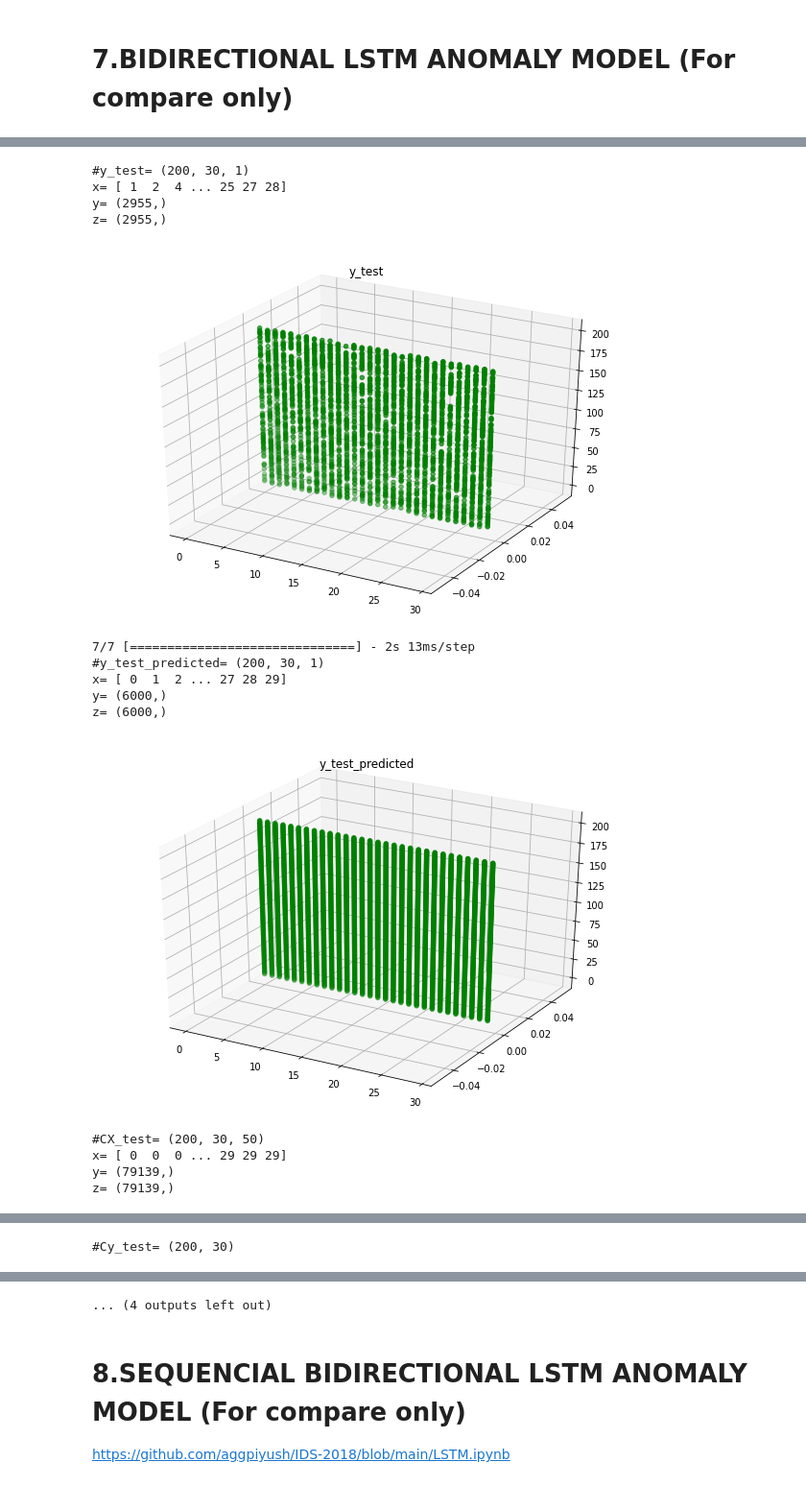
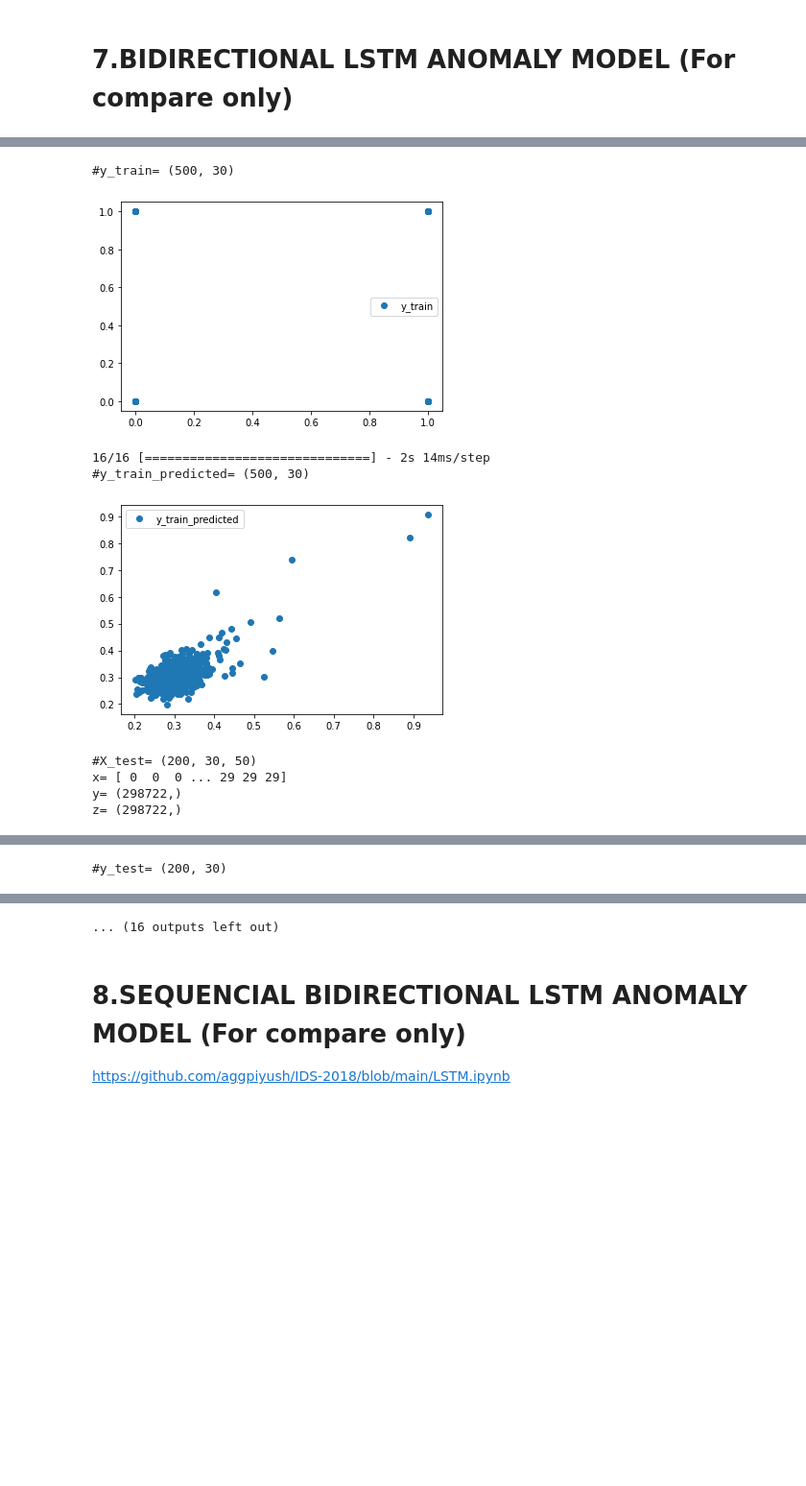
Before and after one commit to lifesboy/selks-lstm-data, a Jupyter notebook: SELKS_LSTM_Anomaly_model.ipynb, the cells around one changed output, grey strips where cells are left out. Shown at 96% size. Saved outputs shown, nothing was run; the diff lists cells and outputs as text; code cells hidden in the pictures; blank space fills up the shorter version.

```diff
--- a/SELKS_LSTM_Anomaly_model.ipynb
+++ b/SELKS_LSTM_Anomaly_model.ipynb
@@ -1478,14 +1478,30 @@ Epoch 10/10
 # %%
+##############X_train
+show_scattered_3d(X_train, "X_train")
+show_scattered(y_train, "y_train")
+result=model7.predict(X_train)
+show_scattered(result, "y_train_predicted")
+
+##############X_test
 show_scattered_3d(X_test, "X_test")
-show_scattered_3d(y_test.reshape(y_test.shape[0], y_test.shape[1], 1), "y_test")
+show_scattered(y_test, "y_test")
 result=model7.predict(X_test)
-show_scattered_3d(result.reshape(result.shape[0], result.shape[1], 1), "y_test_predicted")
+show_scattered(result, "y_test_predicted")
 
+
+##############CX_train
+show_scattered_3d(CX_train, "CX_train")
+show_scattered(Cy_train, "Cy_train")
+result=model7.predict(CX_train)
+show_scattered(result, "Cy_train_predicted")
+
+##############CX_test
 show_scattered_3d(CX_test, "CX_test")
 show_scattered(Cy_test, "Cy_test")
 result=model7.predict(CX_test)
 show_scattered(result, "Cy_test_predicted")
 
+##############CX_predict
 show_scattered_3d(CX_predict, "CX_predict")
 result=model7.predict(CX_predict)
 show_scattered(result, "Cy_predict")
@@ -1498,15 +1514,9 @@ z= (298722,)
-#y_test= (200, 30, 1)
-x= [ 1  2  4 ... 25 27 28]
-y= (2955,)
-z= (2955,)
+#y_train= (500, 30)
-[figure, old version]
+[figure, new version]
-7/7 [==============================] - 2s 13ms/step
-#y_test_predicted= (200, 30, 1)
-x= [ 0  1  2 ... 27 28 29]
-y= (6000,)
-z= (6000,)
+16/16 [==============================] - 2s 14ms/step
+#y_train_predicted= (500, 30)
-[figure, old version]
+[figure, new version]
-#CX_test= (200, 30, 50)
+#X_test= (200, 30, 50)
 x= [ 0  0  0 ... 29 29 29]
-y= (79139,)
-z= (79139,)
+y= (298722,)
+z= (298722,)
@@ -1514 +1524 @@ z= (79139,)
-#Cy_test= (200, 30)
+#y_test= (200, 30)
@@ -1519,4 +1529,4 @@ z= (79139,)
-... (4 outputs left out)
+... (16 outputs left out)
 # %% [markdown]
 # 8.SEQUENCIAL BIDIRECTIONAL LSTM ANOMALY MODEL (For compare only)
 https://github.com/aggpiyush/IDS-2018/blob/main/LSTM.ipynb
```
Also changed, not shown: parts of 41 cells of this notebook.
